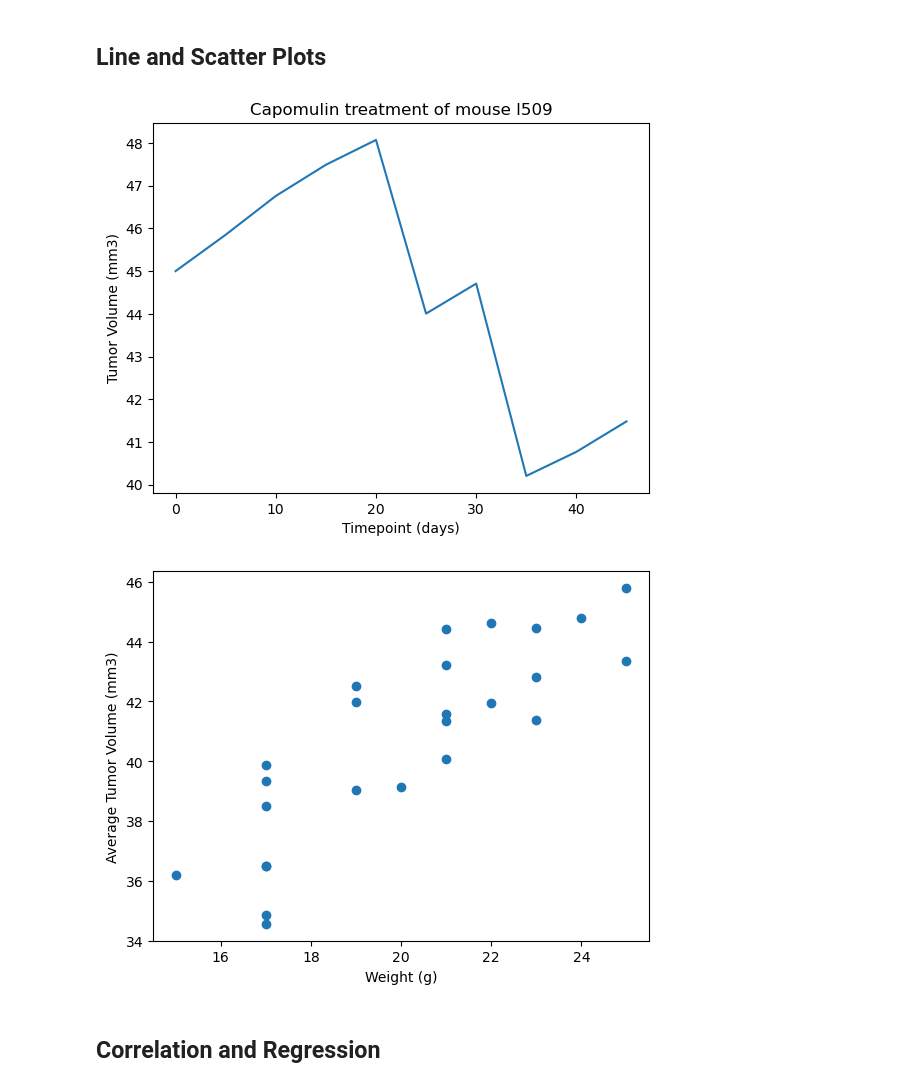
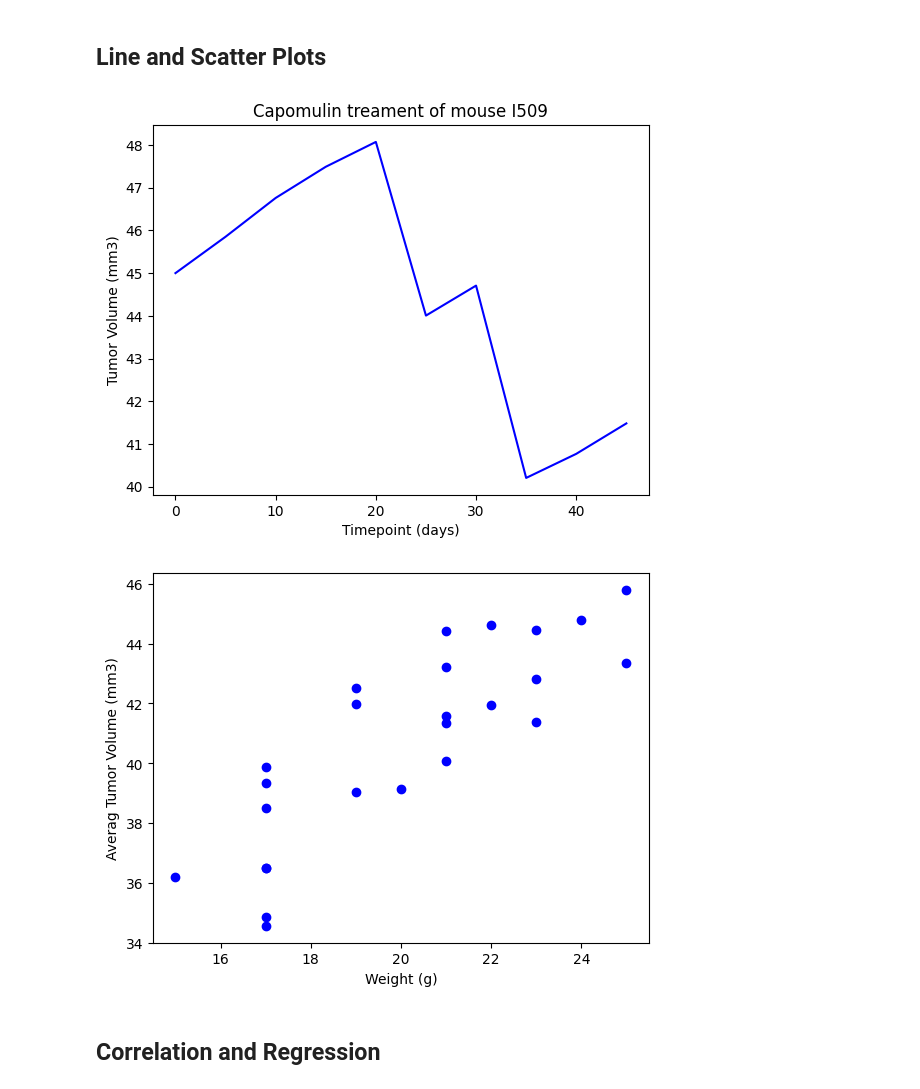
Before and after one commit to CesarLunaJr/Module_5_Challenge, a Jupyter notebook: pymaceuticals_script.ipynb, the cells around one changed output. Cells and saved outputs as stored; diff of their text form; code cells hidden in the pictures.

```diff
--- a/pymaceuticals_script.ipynb
+++ b/pymaceuticals_script.ipynb
@@ -223,7 +225,21 @@ plt.show()
 # Calculate the final tumor volume of each mouse across four of the treatment regimens:
 # Capomulin, Ramicane, Infubinol, and Ceftamin
 
+Capomulin_df = clean_df.loc[clean_df["Drug Regimen"] == "Capomulin",:]
+Ramicane_df = clean_df.loc[clean_df["Drug Regimen"] == "Ramicane", :]
+Infubinol_df = clean_df.loc[clean_df["Drug Regimen"] == "Infubinol", :]
+Ceftamin_df = clean_df.loc[clean_df["Drug Regimen"] == "Ceftamin", :]
+
 # Start by getting the last (greatest) timepoint for each mouse
 
+Capomulin_max = Capomulin_df.groupby('Mouse ID').max()['Timepoint']
+Ramicane_max = Ramicane_df.groupby('Mouse ID').max()['Timepoint']
+Infubinol_max = Infubinol_df.groupby('Mouse ID').max()['Timepoint']
+Ceftamin_max = Ceftamin_df.groupby('Mouse ID').max()['Timepoint']
 
 # Merge this group df with the original DataFrame to get the tumor volume at the last timepoint
+
+Capomulin_merge = pd.merge(Capomulin_max, clean_df, on=("Mouse ID","Timepoint"),how="left")
+Ramicane_merge = pd.merge(Ramicane_max, clean_df, on=("Mouse ID","Timepoint"),how="left")
+Infubinol_merge = pd.merge(Infubinol_max, clean_df, on=("Mouse ID","Timepoint"),how="left")
+Ceftamin_merge = pd.merge(Ceftamin_max, clean_df, on=("Mouse ID","Timepoint"),how="left")
@@ -258,12 +328,29 @@ Ceftamin's potential outliers: Series([], Name: Tumor Volume (mm3), dtype: float
 ## Line and Scatter Plots
 # %%
 # Generate a line plot of tumor volume vs. time point for a single mouse treated with Capomulin
+
+mouse_capomulin = Capomulin_df.loc[Capomulin_df["Mouse ID"] == "l509",:]
+fig2, ax2 = plt.subplots()
+ax2.set_title("Capomulin treament of mouse I509")
+ax2.set_ylabel("Tumor Volume (mm3)")
+ax2.set_xlabel("Timepoint (days)")
+ax2.plot(mouse_capomulin["Timepoint"],mouse_capomulin["Tumor Volume (mm3)"],color="blue")
+plt.show()
 # %% [output]
-[figure, old version]
+[figure, new version]
 # %%
 # Generate a scatter plot of mouse weight vs. the average observed tumor volume for the entire Capomulin regimen
+
+fig3, ax3 = plt.subplots()
+capomulin_weight = Capomulin_df.groupby("Mouse ID")[["Weight (g)","Tumor Volume (mm3)"]].mean()
+
+plt.scatter(capomulin_weight["Weight (g)"],capomulin_weight["Tumor Volume (mm3)"], color="blue")
+plt.xlabel("Weight (g)")
+plt.ylabel("Averag Tumor Volume (mm3)")
+
+plt.show()
 # %% [output]
-[figure, old version]
+[figure, new version]
 # %% [markdown]
 ## Correlation and Regression
 # %%
```
Also changed, not shown: parts of 9 cells of this notebook, 1 other file.
